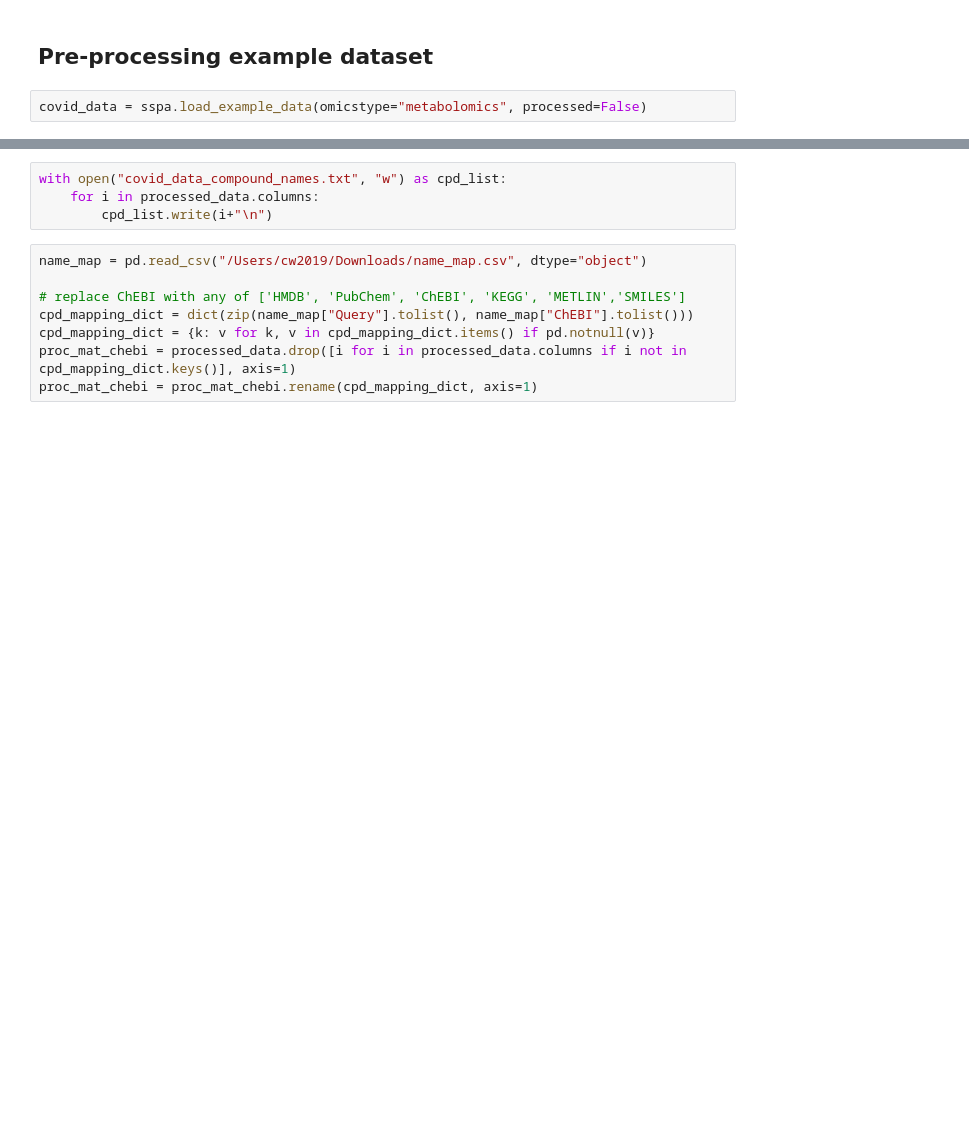
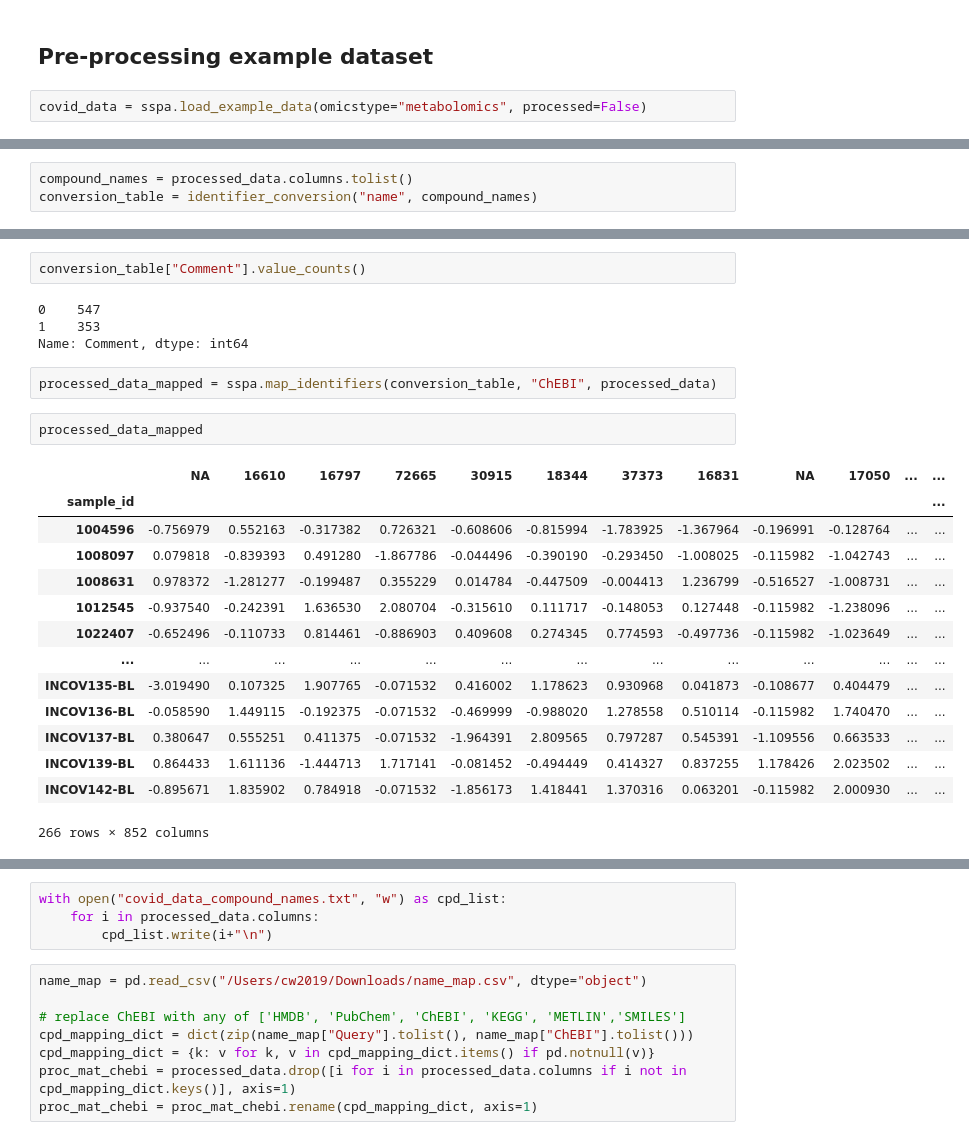
Before and after one commit to cwieder/py-ssPA, a Jupyter notebook: sspa_walkthrough.ipynb, the cells around one changed output, grey strips where cells are left out. Cells and saved outputs as stored; diff of their text form; blank space fills up the shorter version.

Commit message:
update id conversion

```diff
--- a/sspa_walkthrough.ipynb
+++ b/sspa_walkthrough.ipynb
@@ -173,0 +159,3 @@ INCOV142-BL         -1.485400                             0.104778
+# %%
+compound_names = processed_data.columns.tolist()
+conversion_table = identifier_conversion("name", compound_names)
@@ -173,0 +178,25 @@ INCOV142-BL         -1.485400                             0.104778
+# %%
+conversion_table["Comment"].value_counts()
+# %% [output]
+0    547
+1    353
+Name: Comment, dtype: int64
+# %%
+processed_data_mapped = sspa.map_identifiers(conversion_table, "ChEBI", processed_data)
+# %%
+processed_data_mapped
+# %% [output]
+|  | NA | 16610 | 16797 | 72665 | 30915 | 18344 | 37373 | 16831 | NA | 17050 | ... | ... |
+| sample_id |  |  |  |  |  |  |  |  |  |  |  | ... |
+| 1004596 | -0.756979 | 0.552163 | -0.317382 | 0.726321 | -0.608606 | -0.815994 | -1.783925 | -1.367964 | -0.196991 | -0.128764 | ... | ... |
+| 1008097 | 0.079818 | -0.839393 | 0.491280 | -1.867786 | -0.044496 | -0.390190 | -0.293450 | -1.008025 | -0.115982 | -1.042743 | ... | ... |
+| 1008631 | 0.978372 | -1.281277 | -0.199487 | 0.355229 | 0.014784 | -0.447509 | -0.004413 | 1.236799 | -0.516527 | -1.008731 | ... | ... |
+| 1012545 | -0.937540 | -0.242391 | 1.636530 | 2.080704 | -0.315610 | 0.111717 | -0.148053 | 0.127448 | -0.115982 | -1.238096 | ... | ... |
+| 1022407 | -0.652496 | -0.110733 | 0.814461 | -0.886903 | 0.409608 | 0.274345 | 0.774593 | -0.497736 | -0.115982 | -1.023649 | ... | ... |
+| ... | ... | ... | ... | ... | ... | ... | ... | ... | ... | ... | ... | ... |
+| INCOV135-BL | -3.019490 | 0.107325 | 1.907765 | -0.071532 | 0.416002 | 1.178623 | 0.930968 | 0.041873 | -0.108677 | 0.404479 | ... | ... |
+| INCOV136-BL | -0.058590 | 1.449115 | -0.192375 | -0.071532 | -0.469999 | -0.988020 | 1.278558 | 0.510114 | -0.115982 | 1.740470 | ... | ... |
+| INCOV137-BL | 0.380647 | 0.555251 | 0.411375 | -0.071532 | -1.964391 | 2.809565 | 0.797287 | 0.545391 | -1.109556 | 0.663533 | ... | ... |
+| INCOV139-BL | 0.864433 | 1.611136 | -1.444713 | 1.717141 | -0.081452 | -0.494449 | 0.414327 | 0.837255 | 1.178426 | 2.023502 | ... | ... |
+| INCOV142-BL | -0.895671 | 1.835902 | 0.784918 | -0.071532 | -1.856173 | 1.418441 | 1.370316 | 0.063201 | -0.115982 | 2.000930 | ... | ... |
+266 rows × 852 columns
```
Also changed, not shown: parts of 5 cells of this notebook, 1 other file.
